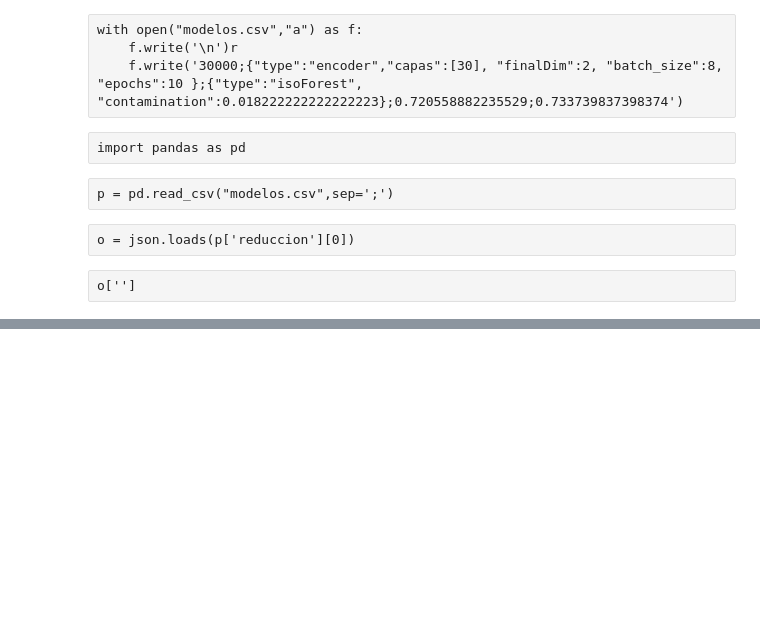
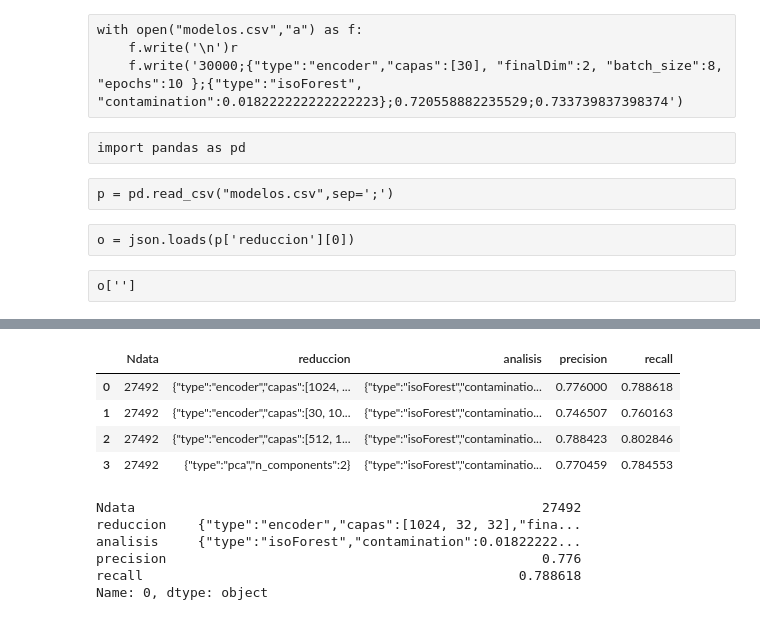
Before and after one commit to VictorCalzada/fraud_detection, a Jupyter notebook: TestingModels.ipynb, the cells around one changed output, grey strips where cells are left out. Cells and saved outputs as stored; diff of their text form; code cells hidden in the pictures; blank space fills up the shorter version.

```diff
--- a/TestingModels.ipynb
+++ b/TestingModels.ipynb
@@ -189,0 +289,18 @@ with open("modelos.csv","a") as f:
+# %%
+mod = pd.read_csv("modelos.csv",sep=";")
+mod.head()
+# %% [output]
+|  | Ndata | reduccion | analisis | precision | recall |
+| 0 | 27492 | {"type":"encoder","capas":[1024, ... | {"type":"isoForest","contaminatio... | 0.776000 | 0.788618 |
+| 1 | 27492 | {"type":"encoder","capas":[30, 10... | {"type":"isoForest","contaminatio... | 0.746507 | 0.760163 |
+| 2 | 27492 | {"type":"encoder","capas":[512, 1... | {"type":"isoForest","contaminatio... | 0.788423 | 0.802846 |
+| 3 | 27492 | {"type":"pca","n_components":2} | {"type":"isoForest","contaminatio... | 0.770459 | 0.784553 |
+# %%
+mod.iloc[0,:]
+# %% [output]
+Ndata                                                    27492
+reduccion    {"type":"encoder","capas":[1024, 32, 32],"fina...
+analisis     {"type":"isoForest","contamination":0.01822222...
+precision                                                0.776
+recall                                                0.788618
+Name: 0, dtype: object
```
Also changed, not shown: parts of 8 cells of this notebook, 1 other file.
